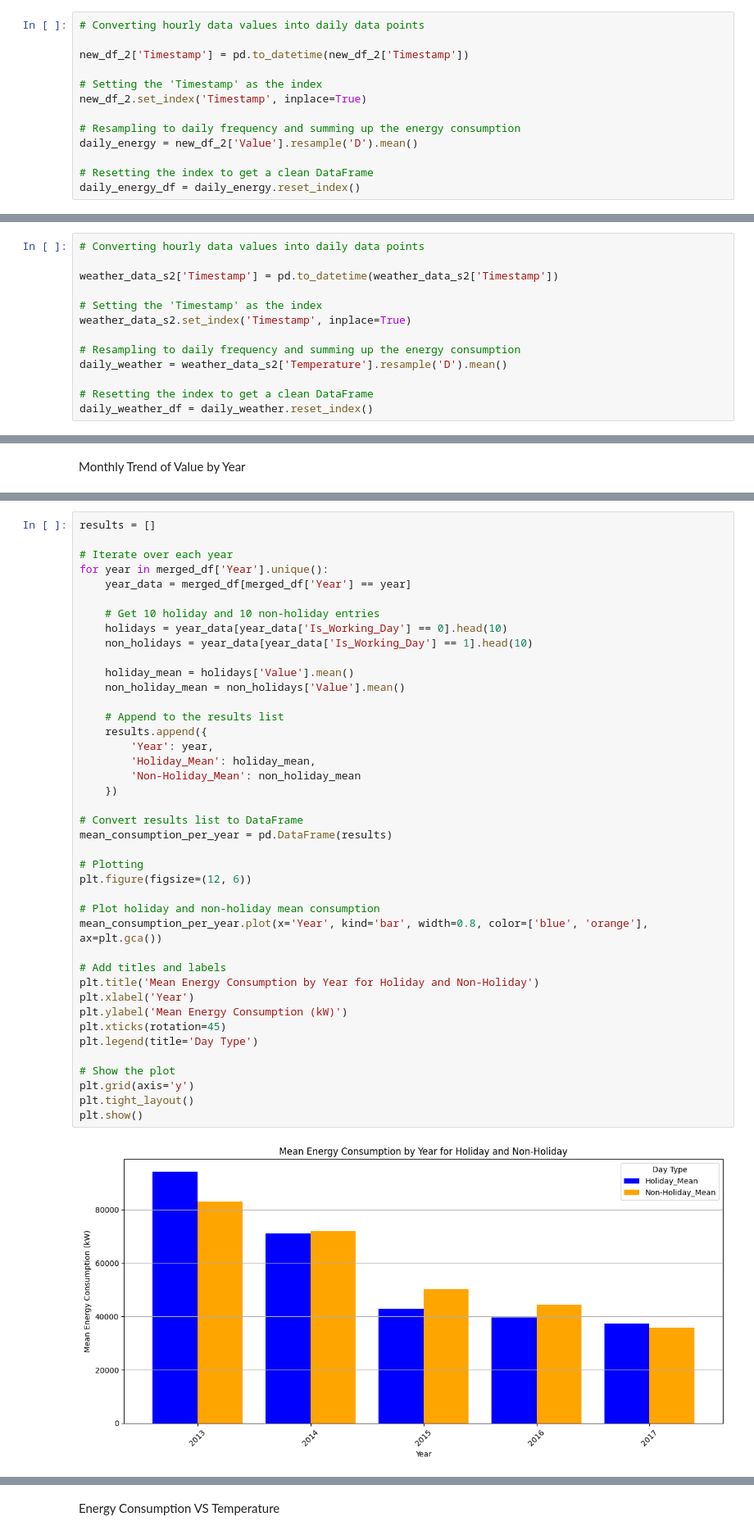
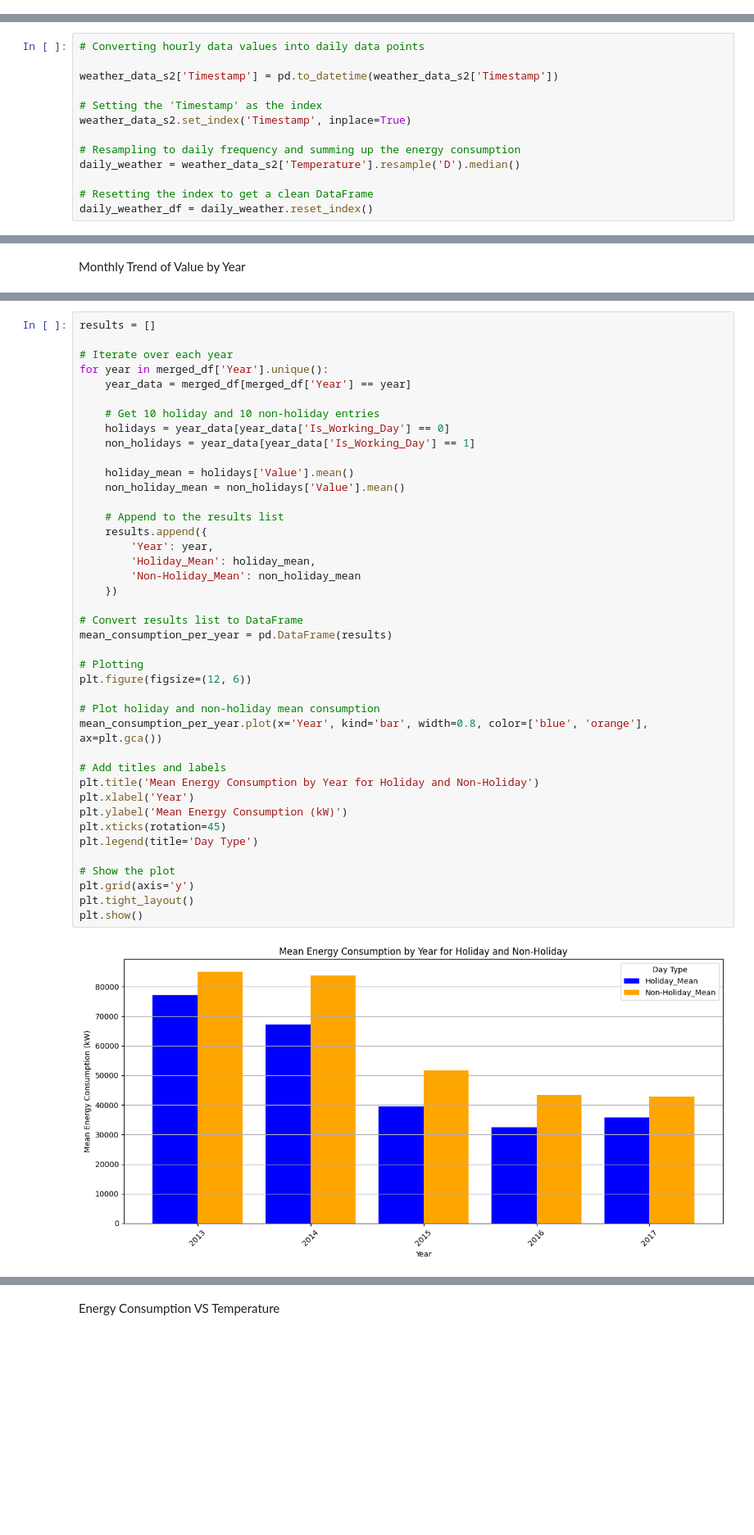
Before and after one commit to Melbinmatheew/Energy-Consumption-Forcasting, a Jupyter notebook: Notebooks/Data Preprocessing.ipynb, the cells around one changed output, grey strips where cells are left out. Shown at 82% size. Saved outputs shown, nothing was run; the diff lists cells and outputs as text; blank space fills up the shorter version.

```diff
--- a/Notebooks/Data Preprocessing.ipynb
+++ b/Notebooks/Data Preprocessing.ipynb
@@ -43,13 +21,0 @@ new_df_2=combined_df.loc[combined_df['SiteId']==2,['Timestamp','Value']]
-# %%
-# Converting hourly data values into daily data points
-
-new_df_2['Timestamp'] = pd.to_datetime(new_df_2['Timestamp'])
-
-# Setting the 'Timestamp' as the index
-new_df_2.set_index('Timestamp', inplace=True)
-
-# Resampling to daily frequency and summing up the energy consumption
-daily_energy = new_df_2['Value'].resample('D').mean()
-
-# Resetting the index to get a clean DataFrame
-daily_energy_df = daily_energy.reset_index()
@@ -131,7 +237,7 @@ weather_data_s2['Timestamp'] = pd.to_datetime(weather_data_s2['Timestamp'])
 weather_data_s2.set_index('Timestamp', inplace=True)
 
 # Resampling to daily frequency and summing up the energy consumption
-daily_weather = weather_data_s2['Temperature'].resample('D').mean()
+daily_weather = weather_data_s2['Temperature'].resample('D').median()
 
 # Resetting the index to get a clean DataFrame
 daily_weather_df = daily_weather.reset_index()
@@ -423,38 +532,38 @@ for year in merged_df['Year'].unique():
     year_data = merged_df[merged_df['Year'] == year]
 
     # Get 10 holiday and 10 non-holiday entries
-    holidays = year_data[year_data['Is_Working_Day'] == 0].head(10)
-    non_holidays = year_data[year_data['Is_Working_Day'] == 1].head(10)
+    holidays = year_data[year_data['Is_Working_Day'] == 0]
+    non_holidays = year_data[year_data['Is_Working_Day'] == 1]
 
     holiday_mean = holidays['Value'].mean()
     non_holiday_mean = non_holidays['Value'].mean()
 
     # Append to the results list
     results.append({
         'Year': year,
         'Holiday_Mean': holiday_mean,
         'Non-Holiday_Mean': non_holiday_mean
     })
 
 # Convert results list to DataFrame
 mean_consumption_per_year = pd.DataFrame(results)
 
 # Plotting
 plt.figure(figsize=(12, 6))
 
 # Plot holiday and non-holiday mean consumption
 mean_consumption_per_year.plot(x='Year', kind='bar', width=0.8, color=['blue', 'orange'], ax=plt.gca())
 
 # Add titles and labels
 plt.title('Mean Energy Consumption by Year for Holiday and Non-Holiday')
 plt.xlabel('Year')
 plt.ylabel('Mean Energy Consumption (kW)')
 plt.xticks(rotation=45)
 plt.legend(title='Day Type')
 
 # Show the plot
 plt.grid(axis='y')
 plt.tight_layout()
 plt.show()
 # %% [output]
-[figure, old version]
+[figure, new version]
```
Also changed, not shown: parts of 25 cells of this notebook.
